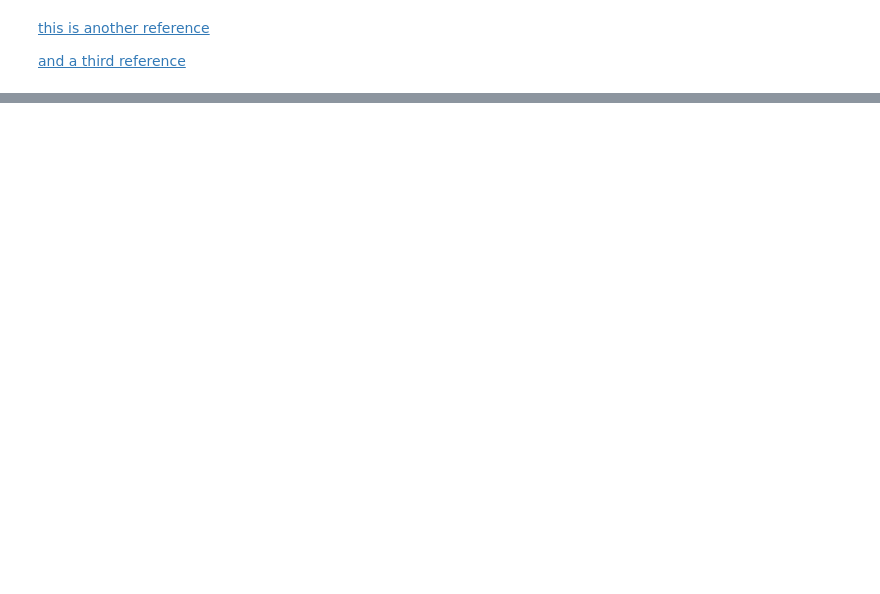
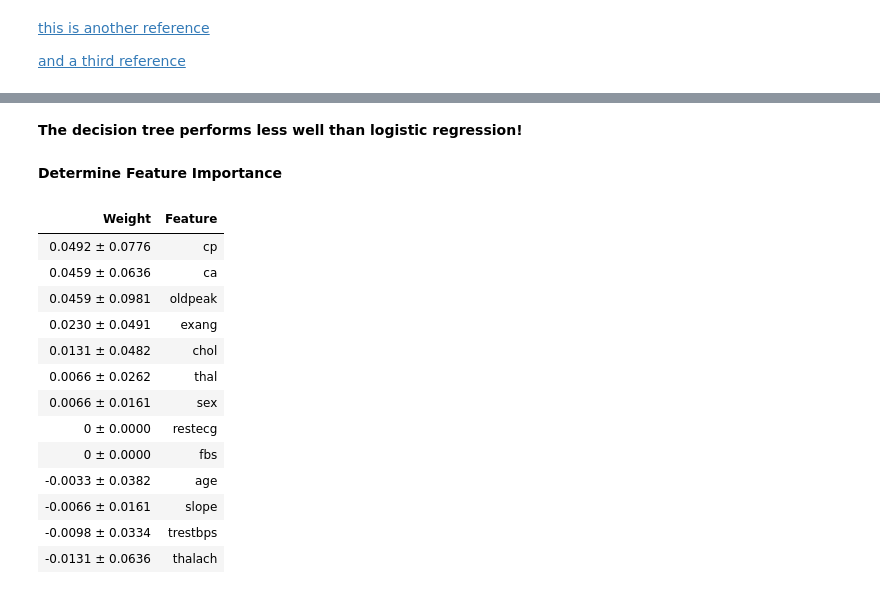
Before and after one commit to abielhammonds/predict_heart_disease_machine_learning_project, a Jupyter notebook: Machine_Learning_Heart_Disease.ipynb, the cells around one changed output, grey strips where cells are left out. Cells and saved outputs as stored; diff of their text form; code cells hidden in the pictures; blank space fills up the shorter version.

```diff
--- a/Machine_Learning_Heart_Disease.ipynb
+++ b/Machine_Learning_Heart_Disease.ipynb
@@ -236,0 +360,2 @@ eli5.show_weights(perm, feature_names = val_X.columns.tolist())
+# %%
+dectree = DecisionTreeClassifier()
@@ -236,0 +364,2 @@ eli5.show_weights(perm, feature_names = val_X.columns.tolist())
+# %%
+dectree_model = dectree.fit(X_train,y_train)
@@ -236,0 +393,23 @@ eli5.show_weights(perm, feature_names = val_X.columns.tolist())
+# %% [markdown]
+**The decision tree performs less well than logistic regression!**
+# %% [markdown]
+**Determine Feature Importance**
+# %%
+perm = PermutationImportance(dectree_model, random_state=1).fit(X_val, y_val)
+dectree_feat_importance = eli5.show_weights(perm, feature_names = X_val.columns.tolist())
+dectree_feat_importance
+# %% [output]
+| Weight | Feature |
+| 0.0492 ± 0.0776 | cp |
+| 0.0459 ± 0.0636 | ca |
+| 0.0459 ± 0.0981 | oldpeak |
+| 0.0230 ± 0.0491 | exang |
+| 0.0131 ± 0.0482 | chol |
+| 0.0066 ± 0.0262 | thal |
+| 0.0066 ± 0.0161 | sex |
+| 0 ± 0.0000 | restecg |
+| 0 ± 0.0000 | fbs |
+| -0.0033 ± 0.0382 | age |
+| -0.0066 ± 0.0161 | slope |
+| -0.0098 ± 0.0334 | trestbps |
+| -0.0131 ± 0.0636 | thalach |
```
Also changed, not shown: parts of 39 cells of this notebook, 1 other file.
